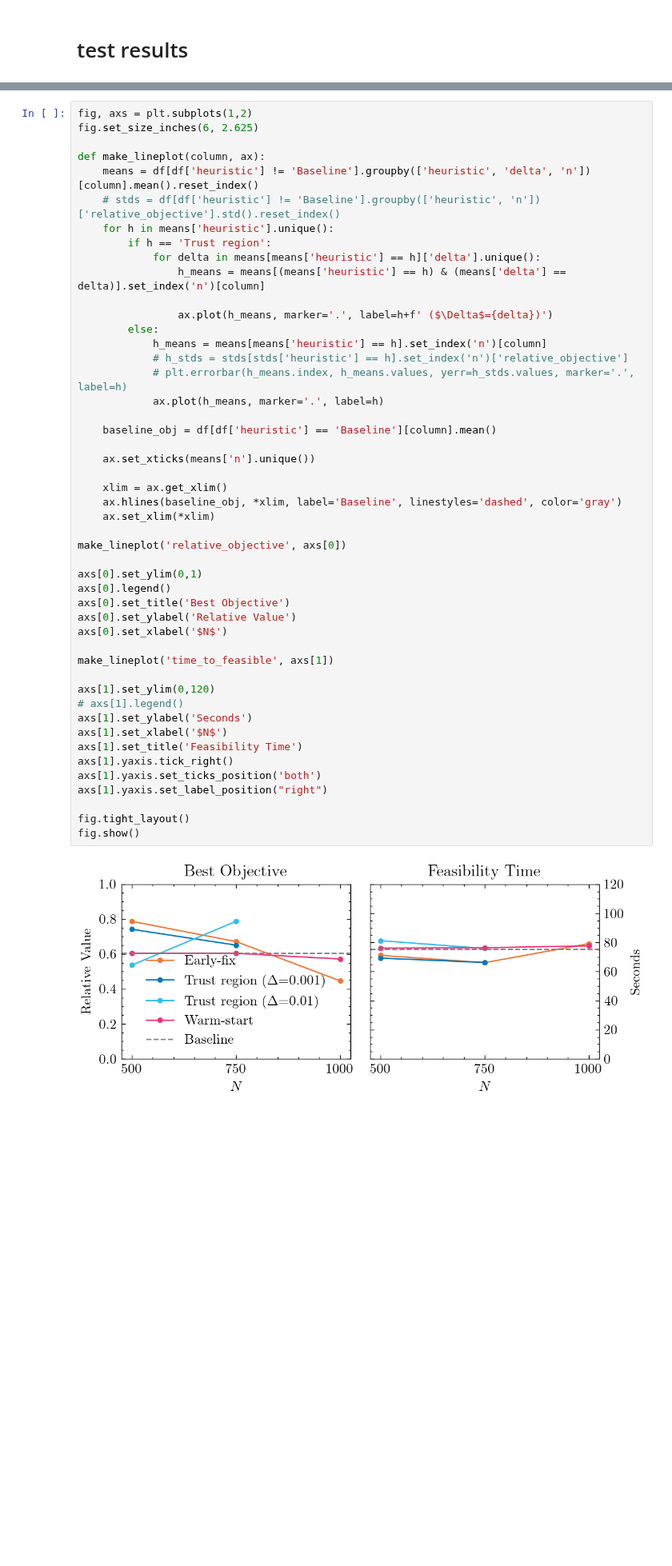
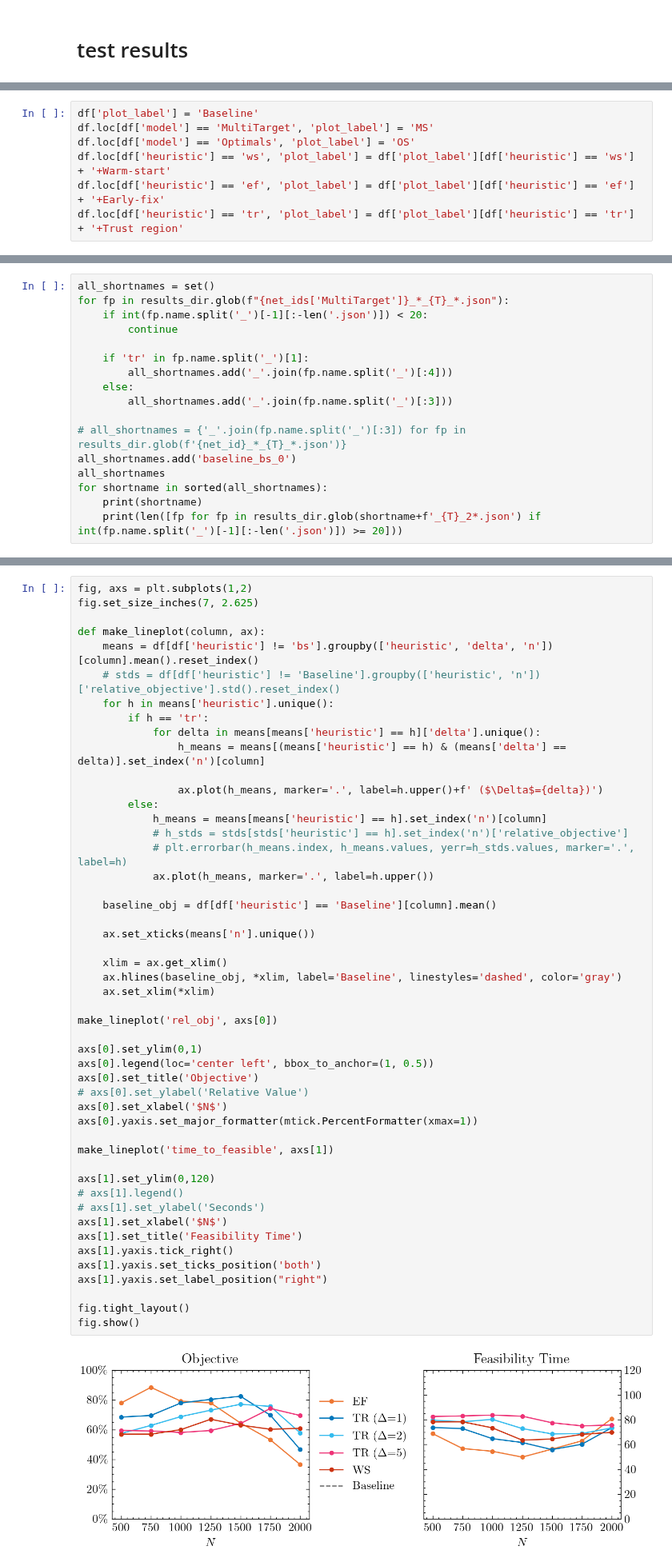
Before and after one commit to gos-ufsc/sat-gnn, a Jupyter notebook: notebooks/6.0-bmp-paper.plots.ipynb, the cells around one changed output, grey strips where cells are left out. Shown at 80% size. Cells and saved outputs as stored; diff of their text form; blank space fills up the shorter version.

Commit message:
evaluate multiple N on the test set

```diff
--- a/notebooks/6.0-bmp-paper.plots.ipynb
+++ b/notebooks/6.0-bmp-paper.plots.ipynb
@@ -587,0 +362,7 @@ means
+# %%
+df['plot_label'] = 'Baseline'
+df.loc[df['model'] == 'MultiTarget', 'plot_label'] = 'MS'
+df.loc[df['model'] == 'Optimals', 'plot_label'] = 'OS'
+df.loc[df['heuristic'] == 'ws', 'plot_label'] = df['plot_label'][df['heuristic'] == 'ws'] + '+Warm-start'
+df.loc[df['heuristic'] == 'ef', 'plot_label'] = df['plot_label'][df['heuristic'] == 'ef'] + '+Early-fix'
+df.loc[df['heuristic'] == 'tr', 'plot_label'] = df['plot_label'][df['heuristic'] == 'tr'] + '+Trust region'
@@ -587,0 +482,17 @@ means
+# %%
+all_shortnames = set()
+for fp in results_dir.glob(f"{net_ids['MultiTarget']}_*_{T}_*.json"):
+    if int(fp.name.split('_')[-1][:-len('.json')]) < 20:
+        continue
+
+    if 'tr' in fp.name.split('_')[1]:
+        all_shortnames.add('_'.join(fp.name.split('_')[:4]))
+    else:
+        all_shortnames.add('_'.join(fp.name.split('_')[:3]))
+
+# all_shortnames = {'_'.join(fp.name.split('_')[:3]) for fp in results_dir.glob(f'{net_id}_*_{T}_*.json')}
+all_shortnames.add('baseline_bs_0')
+all_shortnames
+for shortname in sorted(all_shortnames):
+    print(shortname)
+    print(len([fp for fp in results_dir.glob(shortname+f'_{T}_2*.json') if int(fp.name.split('_')[-1][:-len('.json')]) >= 20]))
@@ -588,50 +564,51 @@ means
 # %%
 fig, axs = plt.subplots(1,2)
-fig.set_size_inches(6, 2.625)
+fig.set_size_inches(7, 2.625)
 
 def make_lineplot(column, ax):
-    means = df[df['heuristic'] != 'Baseline'].groupby(['heuristic', 'delta', 'n'])[column].mean().reset_index()
+    means = df[df['heuristic'] != 'bs'].groupby(['heuristic', 'delta', 'n'])[column].mean().reset_index()
     # stds = df[df['heuristic'] != 'Baseline'].groupby(['heuristic', 'n'])['relative_objective'].std().reset_index()
     for h in means['heuristic'].unique():
-        if h == 'Trust region':
+        if h == 'tr':
             for delta in means[means['heuristic'] == h]['delta'].unique():
                 h_means = means[(means['heuristic'] == h) & (means['delta'] == delta)].set_index('n')[column]
 
-                ax.plot(h_means, marker='.', label=h+f' ($\Delta$={delta})')
+                ax.plot(h_means, marker='.', label=h.upper()+f' ($\Delta$={delta})')
         else:
             h_means = means[means['heuristic'] == h].set_index('n')[column]
             # h_stds = stds[stds['heuristic'] == h].set_index('n')['relative_objective']
             # plt.errorbar(h_means.index, h_means.values, yerr=h_stds.values, marker='.', label=h)
-            ax.plot(h_means, marker='.', label=h)
+            ax.plot(h_means, marker='.', label=h.upper())
 
     baseline_obj = df[df['heuristic'] == 'Baseline'][column].mean()
 
     ax.set_xticks(means['n'].unique())
 
     xlim = ax.get_xlim()
     ax.hlines(baseline_obj, *xlim, label='Baseline', linestyles='dashed', color='gray')
     ax.set_xlim(*xlim)
 
-make_lineplot('relative_objective', axs[0])
+make_lineplot('rel_obj', axs[0])
 
 axs[0].set_ylim(0,1)
-axs[0].legend()
-axs[0].set_title('Best Objective')
-axs[0].set_ylabel('Relative Value')
+axs[0].legend(loc='center left', bbox_to_anchor=(1, 0.5))
+axs[0].set_title('Objective')
+# axs[0].set_ylabel('Relative Value')
 axs[0].set_xlabel('$N$')
+axs[0].yaxis.set_major_formatter(mtick.PercentFormatter(xmax=1))
 
 make_lineplot('time_to_feasible', axs[1])
 
 axs[1].set_ylim(0,120)
 # axs[1].legend()
-axs[1].set_ylabel('Seconds')
+# axs[1].set_ylabel('Seconds')
 axs[1].set_xlabel('$N$')
 axs[1].set_title('Feasibility Time')
 axs[1].yaxis.tick_right()
 axs[1].yaxis.set_ticks_position('both')
 axs[1].yaxis.set_label_position("right")
 
 fig.tight_layout()
 fig.show()
 # %% [output]
-[figure, old version]
+[figure, new version]
```
Also changed, not shown: parts of 17 cells of this notebook, 1 other file.
